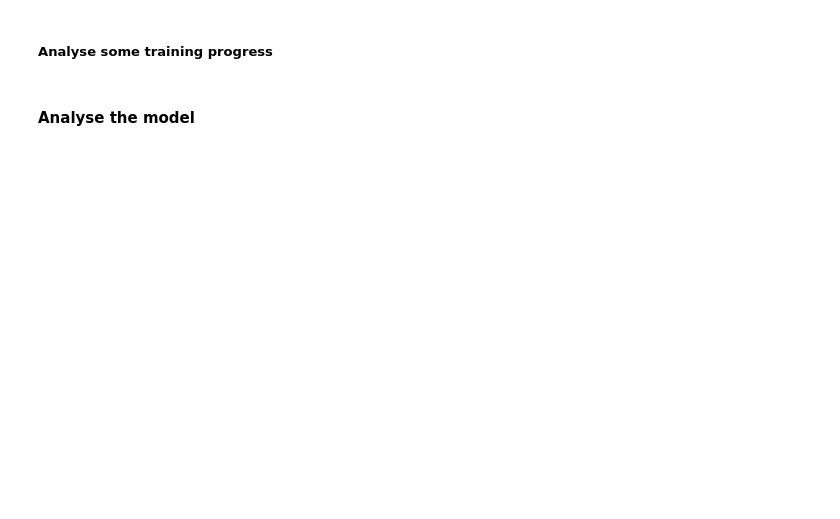
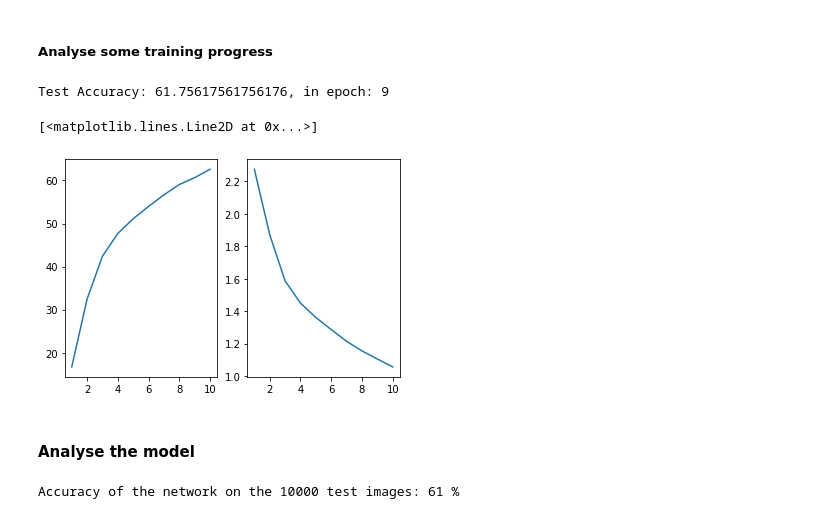
Before and after one commit to Yarlermanden/AML, a Jupyter notebook: exercises/w04_cnn_regularization_transferlearning/w04_cnn_cifar_pytorch.ipynb, the cells around one changed output. Cells and saved outputs as stored; diff of their text form; code cells hidden in the pictures; blank space fills up the shorter version.

```diff
--- a/exercises/w04_cnn_regularization_transferlearning/w04_cnn_cifar_pytorch.ipynb
+++ b/exercises/w04_cnn_regularization_transferlearning/w04_cnn_cifar_pytorch.ipynb
@@ -50,2 +158,38 @@ testloader = torch.utils.data.DataLoader(testset, batch_size=1,
+# %%
+## compute accuracy
+def get_accuracy(logit, target, batch_size):
+    ''' Obtain accuracy for training round '''
+    corrects = (torch.max(logit, 1)[1].view(target.size()).data == target.data).sum()
+    accuracy = 100.0 * corrects/batch_size
+    return accuracy.item()
 # %% [markdown]
 ##### Training loop
+# %%
+train_acc_list = []
+train_loss_list = []
+for epoch in range(epochs):
+    model = model.train()
+
+    train_running_loss = 0.0
+    train_acc = 0.0
+    for idx, (images, labels) in enumerate(trainloader, 0):
+        images = images.to(device)
+        labels = labels.to(device)
+
+        optimizer.zero_grad() #set gradient to zero instead of accumulating
+
+        ## forward + backprop + loss
+        logits = model(images)
+        loss = criterion(logits, labels)
+        loss.backward()
+
+        ## update model params
+        optimizer.step()
+
+        train_running_loss += loss.detach().item()
+        train_acc += get_accuracy(logits, labels, batch_size)
+
+    print('Epoch: %d | Loss: %.4f | Train Accuracy: %.2f' \
+          %(epoch, train_running_loss / idx, train_acc/idx))
+    train_acc_list.append(train_acc/idx)
+    train_loss_list.append(train_running_loss/idx)
@@ -52,4 +207,42 @@ testloader = torch.utils.data.DataLoader(testset, batch_size=1,
 # %% [markdown]
 ##### Analyse some training progress
+# %%
+#loss and accuracy
+model = model.eval()
+test_acc = 0.0
+for i, (images, labels) in enumerate(testloader, 0):
+    images = images.to(device)
+    labels = labels.to(device)
+    outputs = model(images)
+    test_acc += get_accuracy(outputs, labels, 1)
+
+print(f"Test Accuracy: {test_acc/i}, in epoch: {epoch}")
+# %% [output]
+Test Accuracy: 61.75617561756176, in epoch: 9
+# %%
+#Plot graphs of loss and accuracy on train and test data to see if we overfit...
+fig, ax = plt.subplots(1, 2)
+ax[0].plot(np.linspace(1, len(train_acc_list), len(train_acc_list)), train_acc_list)
+ax[1].plot(np.linspace(1, len(train_loss_list), len(train_loss_list)), train_loss_list)
+# %% [output]
+[<matplotlib.lines.Line2D at 0x...>]
+[figure, added]
 # %% [markdown]
 #### Analyse the model
+# %%
+#accuracy of whole test set
+correct = 0
+total = 0
+with torch.no_grad():
+    for (images, labels) in testloader:
+        images = images.to(device)
+        labels = labels.to(device)
+        outputs = model(images)
+        # the class with the highest energy is what we choose as prediction
+        _, predicted = torch.max(outputs.data, 1)
+        total += labels.size(0)
+        correct += (predicted == labels).sum().item()
+
+print(f'Accuracy of the network on the 10000 test images: {100 * correct // total} %')
+# %% [output]
+Accuracy of the network on the 10000 test images: 61 %
```
Also changed, not shown: parts of 20 cells of this notebook, 8 other files.
